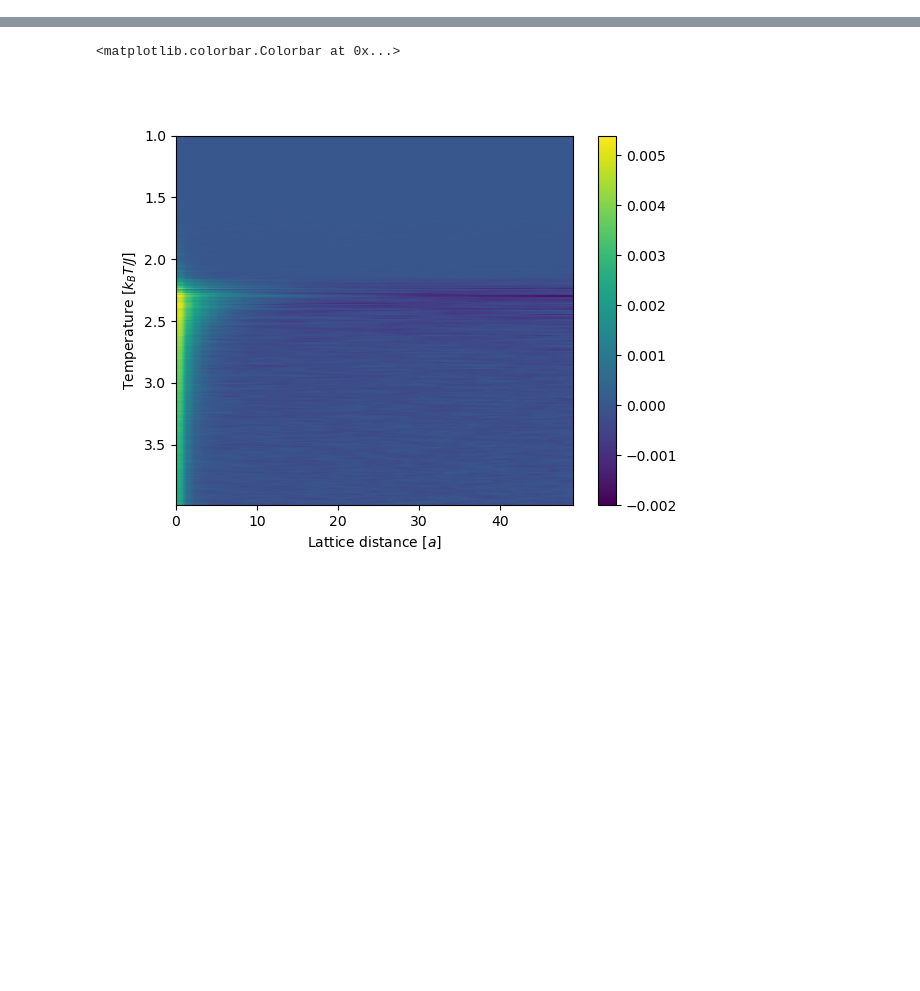
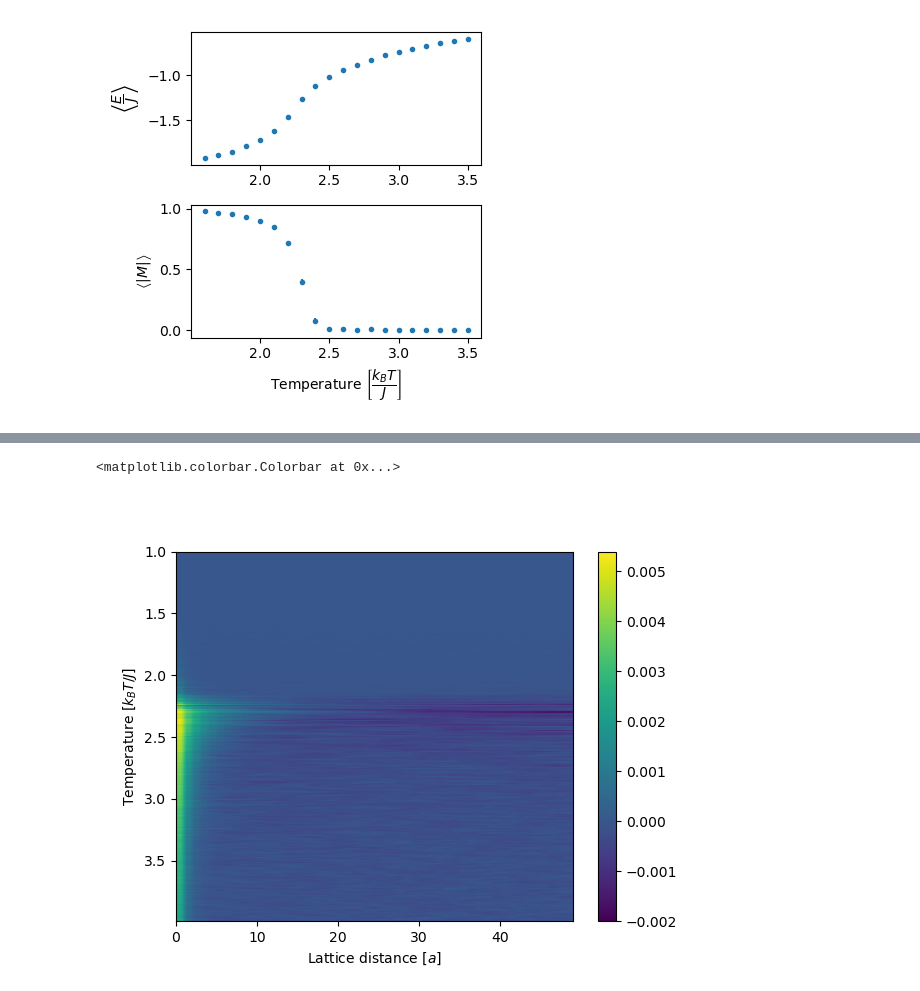
Before and after one commit to aderhall/phys382ising, a Jupyter notebook: analysis_notebooks/fit_observables.ipynb, the cells around one changed output, grey strips where cells are left out. Saved outputs shown, nothing was run; the diff lists cells and outputs as text; code cells hidden in the pictures; blank space fills up the shorter version.

```diff
--- a/analysis_notebooks/fit_observables.ipynb
+++ b/analysis_notebooks/fit_observables.ipynb
@@ -7,19 +8,23 @@ from scipy.signal import fftconvolve
 %matplotlib widget
 # %%
 class SimParams(object):
-    def __init__(self, n = 100, n_steps=10000, b_top = 0.5, multiprocess = True, t_min = 1.6, t_max = 3.6, t_step = 0.1):
-        self.n = n
+    def __init__(self, N = 100, n_steps=10000, n_analyze = 5000, n_burnin = 2000, b_top = 0.5, multiprocess = True, t_min = 1.6, t_max = 3.6, t_step = 0.1, n_trials = 10, snapshots = False):
+        self.N = N
         self.n_steps = n_steps
+        self.n_analyze = n_analyze
+        self.n_burnin = n_burnin
         self.b_top = b_top
         self.multiprocess = multiprocess
         self.t_min = t_min
         self.t_max = t_max
         self.t_step = t_step
+        self.n_trials = n_trials
+        self.snapshots = snapshots
     def __str__(self):
-        return f"\n\tn:{self.n}\n\tn_steps:{self.n_steps}\n\tmultiprocess:{self.multiprocess}\n\tb_top:{self.b_top}\n\tt_min:{self.t_min}\n\tt_max:{self.t_max}\n\tt_step:{self.t_step}"
+        return f"N:{self.N} n_steps:{self.n_steps} n_burnin:{self.n_burnin} n_analyze:{self.n_analyze} multiprocess:{self.multiprocess} b_top:{self.b_top} t_min:{self.t_min} t_max:{self.t_max} t_step:{self.t_step}"
 
 def _run_raw(test_path, snapshots=False, params: SimParams = SimParams()):
-    !cd .. && python ising.py N:{params.n} multiprocess:{"t" if params.multiprocess else "f"} b_top:{params.b_top} t_min:{params.t_min} t_max:{params.t_max} t_step:{params.t_step}
+    !cd .. && python ising.py N:{params.N} multiprocess:{"t" if params.multiprocess else "f"} b_top:{params.b_top} t_min:{params.t_min} t_max:{params.t_max} t_step:{params.t_step} n_steps:{params.n_steps} n_analyze:{params.n_analyze} n_burnin:{params.n_burnin}
 
 def copy_results(test_path, snapshots=False):
     !mv ../data/* {test_path}/result/
@@ -31,6 +36,9 @@ def store_metadata(test_path, snapshots, n_trials, params):
         f.write(f"n_trials: {n_trials}\n")
         f.write(f"snapshots taken: {snapshots}\n")
         f.write(f"params: {params}\n")
+    # Pickle the params object and store it into params.pkl
+    with open(f"{test_path}/params.pkl", "wb") as f:
+        pickle.dump(params, f)
 
 def rerun(test_path, snapshots=False, params: SimParams = SimParams()):
     _run_raw(test_path, snapshots, params)
@@ -128,3 +124,19 @@ temp.shape = (20,), sc_data.shape = (20, 49, 10), ac_data.shape = (20, 49, 10)
+# %%
+e_mean_error = e_std.mean(axis=1) / np.sqrt(n_trials)
+m_mean_error = m_std.mean(axis=1) / np.sqrt(n_trials)
+# %%
+plt.close()
+fig, ax = plt.subplots(2, figsize=(4, 4))
+ax[0].errorbar(temp, e_mean.mean(axis=1), e_mean_error, fmt='.')
+#ax[0].set_xlabel(r"Temperature $\left[\dfrac{k_B T}{J}\right]$")
+ax[0].set_ylabel(r"$\left<\dfrac{E}{J}\right>$")
+ax[1].errorbar(temp, m_mean.mean(axis=1), m_mean_error, fmt='.')
+ax[1].set_xlabel(r"Temperature $\left[\dfrac{k_B T}{J}\right]$")
+ax[1].set_ylabel(r"$\left<|M|\right>$")
+fig.tight_layout()
+plt.savefig(f"{test_path}/plots/EMplots.png")
+# %% [output]
+[figure, added]
 # %%
 e_var_avg = e_var.mean(axis=1)
 e_var_error = e_var.std(axis=1) / np.sqrt(n_trials)
```
Also changed, not shown: parts of 9 cells of this notebook.
